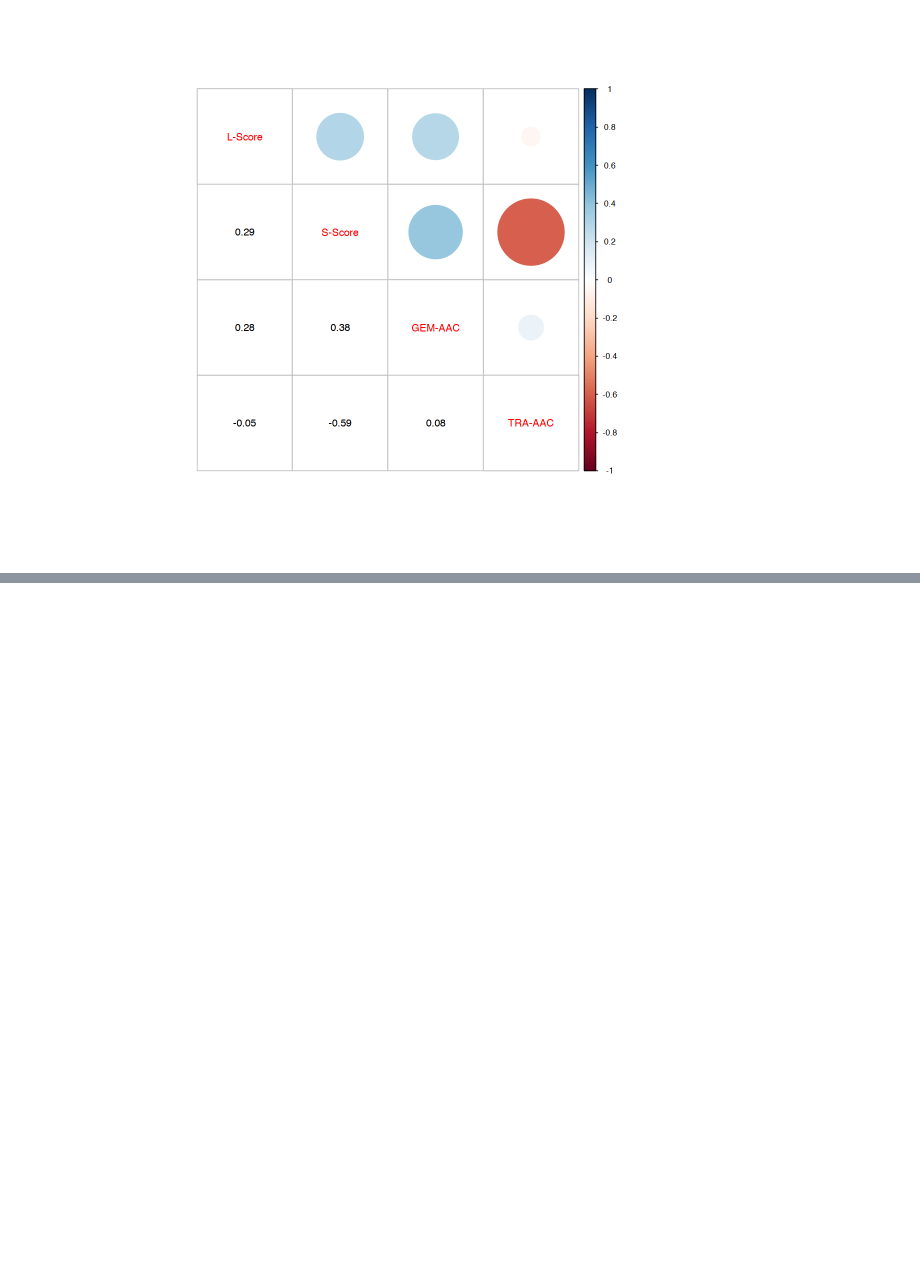
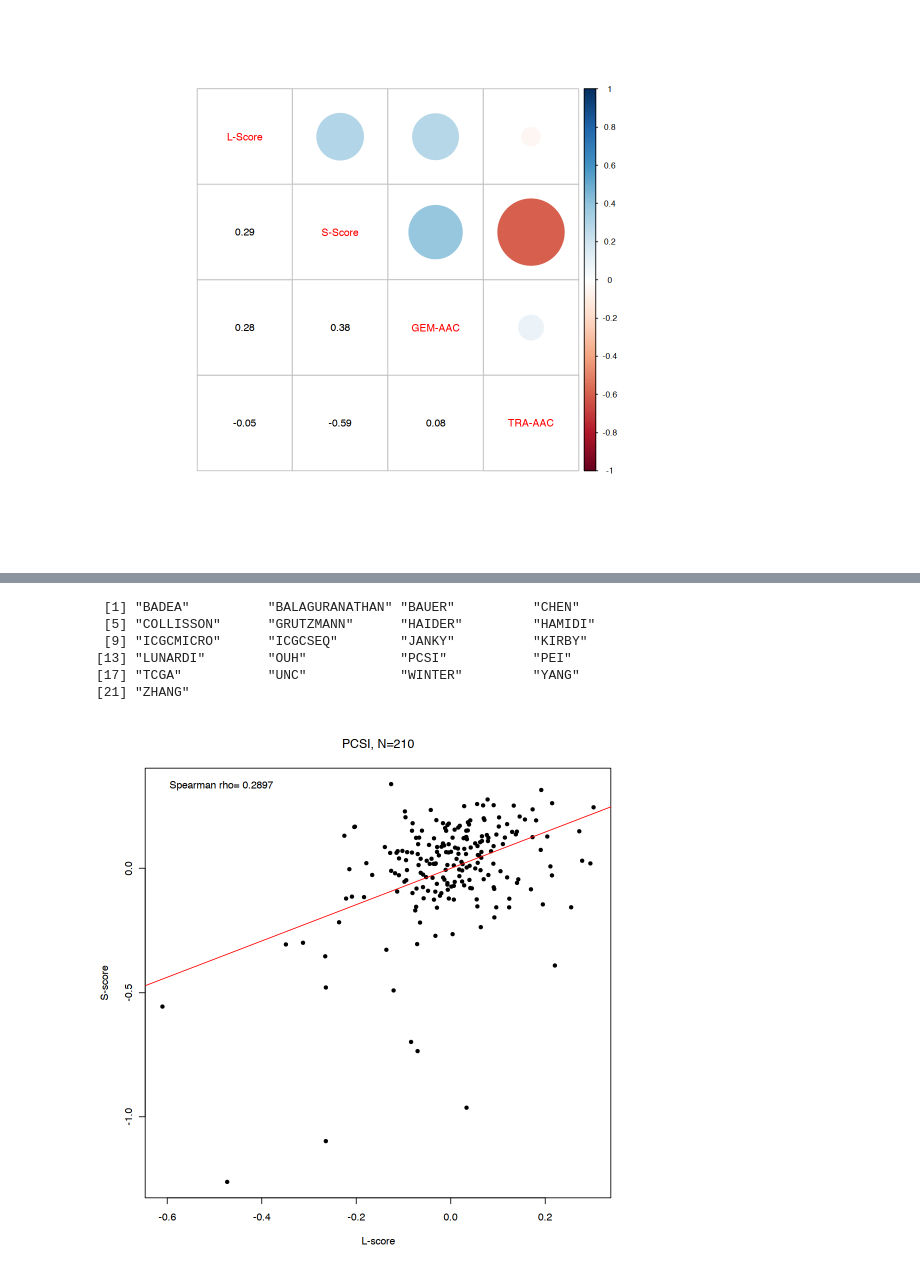
Before and after one commit to bhklab/RASDependencyScore, a Jupyter notebook: RASDSanalysis.ipynb, the cells around one changed output, grey strips where cells are left out. Drawn from its saved outputs; the diff is of its cells as text; code cells hidden in the pictures; blank space fills up the shorter version.

```diff
--- a/RASDSanalysis.ipynb
+++ b/RASDSanalysis.ipynb
@@ -210,0 +92,12 @@ legend(-0.12, -0.93,
+# %%
+##### ##### ##### ##### ##### #####
+## Resected cases
+metaGxPancreas <- readRDS("data/metaGxPancreas.rds")
+names(metaGxPancreas)
+# %% [output]
+ [1] "BADEA"          "BALAGURANATHAN" "BAUER"          "CHEN"
+ [5] "COLLISSON"      "GRUTZMANN"      "HAIDER"         "HAMIDI"
+ [9] "ICGCMICRO"      "ICGCSEQ"        "JANKY"          "KIRBY"
+[13] "LUNARDI"        "OUH"            "PCSI"           "PEI"
+[17] "TCGA"           "UNC"            "WINTER"         "YANG"
+[21] "ZHANG"
@@ -210,0 +114,24 @@ legend(-0.12, -0.93,
+# %%
+results <- c()
+for(idx in c(1:ncol(pcsiData))) {
+	dat <- as.vector(pcsiData[,idx])
+	names(dat) <- rownames(pcsiData)
+	lscore <- calcLScore(dat)
+	sscore <- calcSScore(dat)
+	res <- c(colnames(pcsiData)[idx], lscore, sscore)
+	results <- rbind(results, res)
+}
+pcsiResults <- data.frame(
+    Sample = results[,1],
+    lscore = as.numeric(results[,2]),
+    sscore = as.numeric(results[,3]),
+    time = colData(pcsi)$days_to_death,
+    status = 2-as.numeric(as.factor(colData(pcsi)$vital_status)))
+# %%
+plot(pcsiResults$lscore, pcsiResults$sscore, pch=20, xlab="L-score", ylab="S-score",
+    main=paste0("PCSI, N=", nrow(pcsiResults)))
+abline(lm(sscore ~ lscore, data=pcsiResults), col="red")
+legend("topleft", legend=paste0("Spearman rho= ",
+    round(cor(pcsiResults$lscore, pcsiResults$sscore, method="spearman"), 4)), bty="n")
+# %% [output]
+[figure, added]
```
Also changed, not shown: parts of 75 cells of this notebook, 1 other file.
